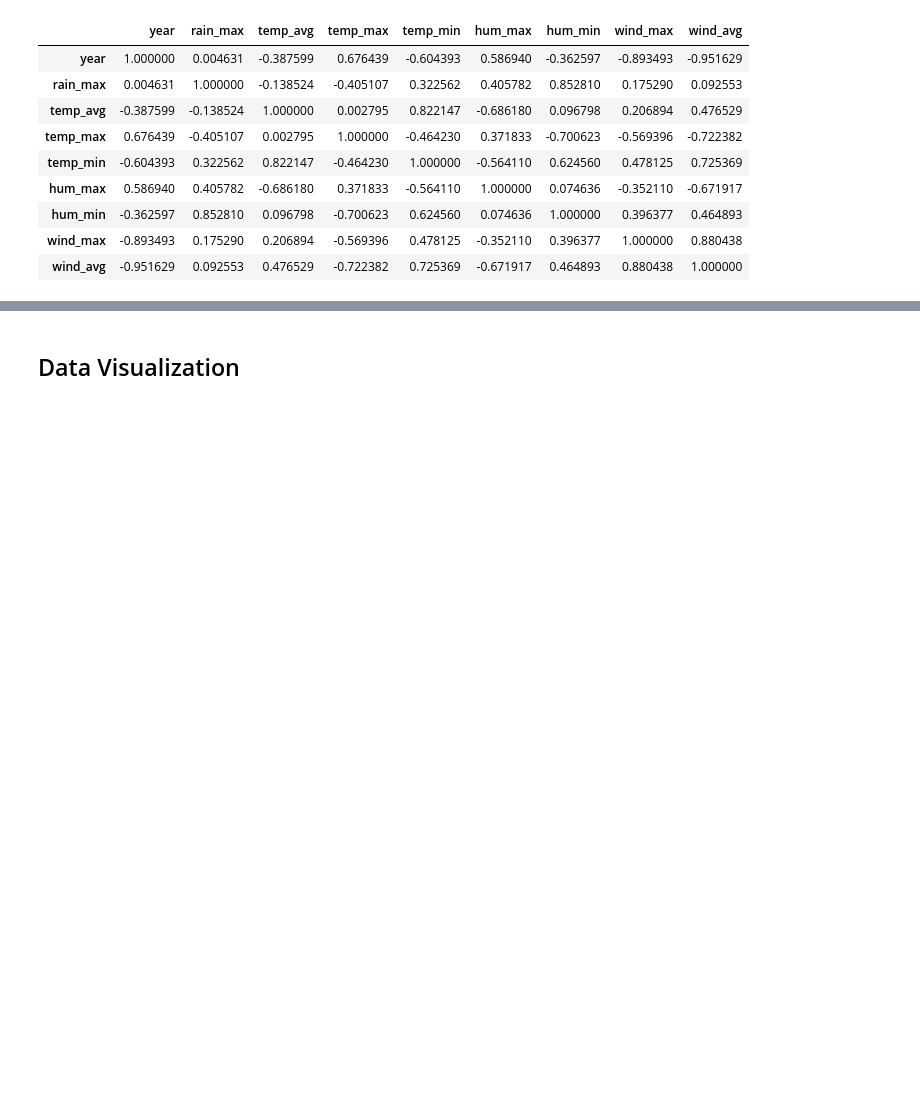
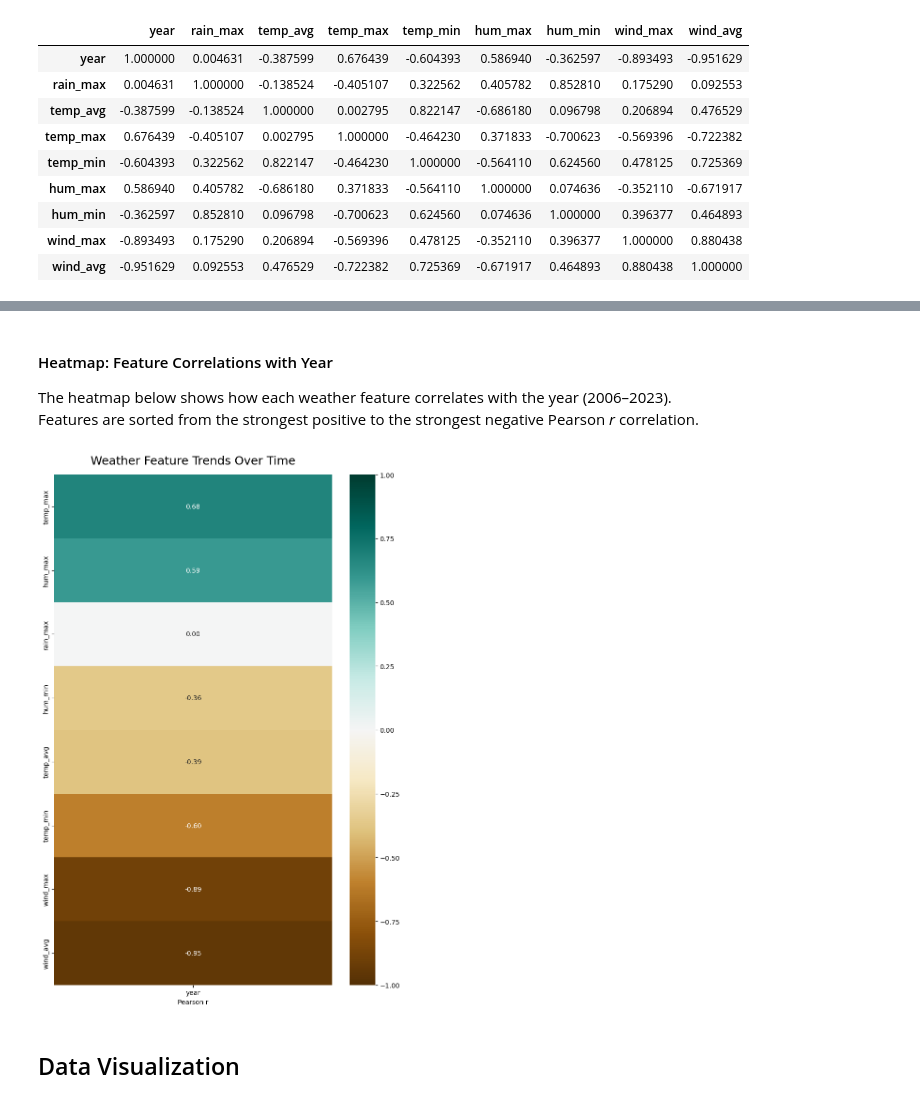
Before and after one commit to imwaymaran/eda-coffee-plantations, a Jupyter notebook: notebooks/explore_weather.ipynb, the cells around one changed output, grey strips where cells are left out. Cells and saved outputs as stored; diff of their text form; code cells hidden in the pictures; blank space fills up the shorter version.

```diff
--- a/notebooks/explore_weather.ipynb
+++ b/notebooks/explore_weather.ipynb
@@ -109,3 +123,28 @@ plt.show()
+# %% [markdown]
+#### Heatmap: Feature Correlations with Year
+
+The heatmap below shows how each weather feature correlates with the year (2006–2023).
+Features are sorted from the strongest positive to the strongest negative Pearson *r* correlation.
+# %%
+
+trends_over_time = weather_corr[['year']].drop('year').sort_values(by='year', ascending=False)
+plt.figure(figsize=(8, 12))
+
+heatmap = sns.heatmap(
+    data=trends_over_time,
+    vmin=-1,
+    vmax=1,
+    annot=True,
+    cmap='BrBG',
+    fmt=".2f"
+    )
+heatmap.set_title('Weather Feature Trends Over Time', fontdict={'fontsize':18}, pad=16)
+plt.xlabel('Pearson r')
+plt.tight_layout()
+
+plt.show()
+# %% [output]
+[figure, added]
 # %% [markdown]
 ## Data Visualization
 # %% [markdown]
```
Also changed, not shown: parts of 17 cells of this notebook.
